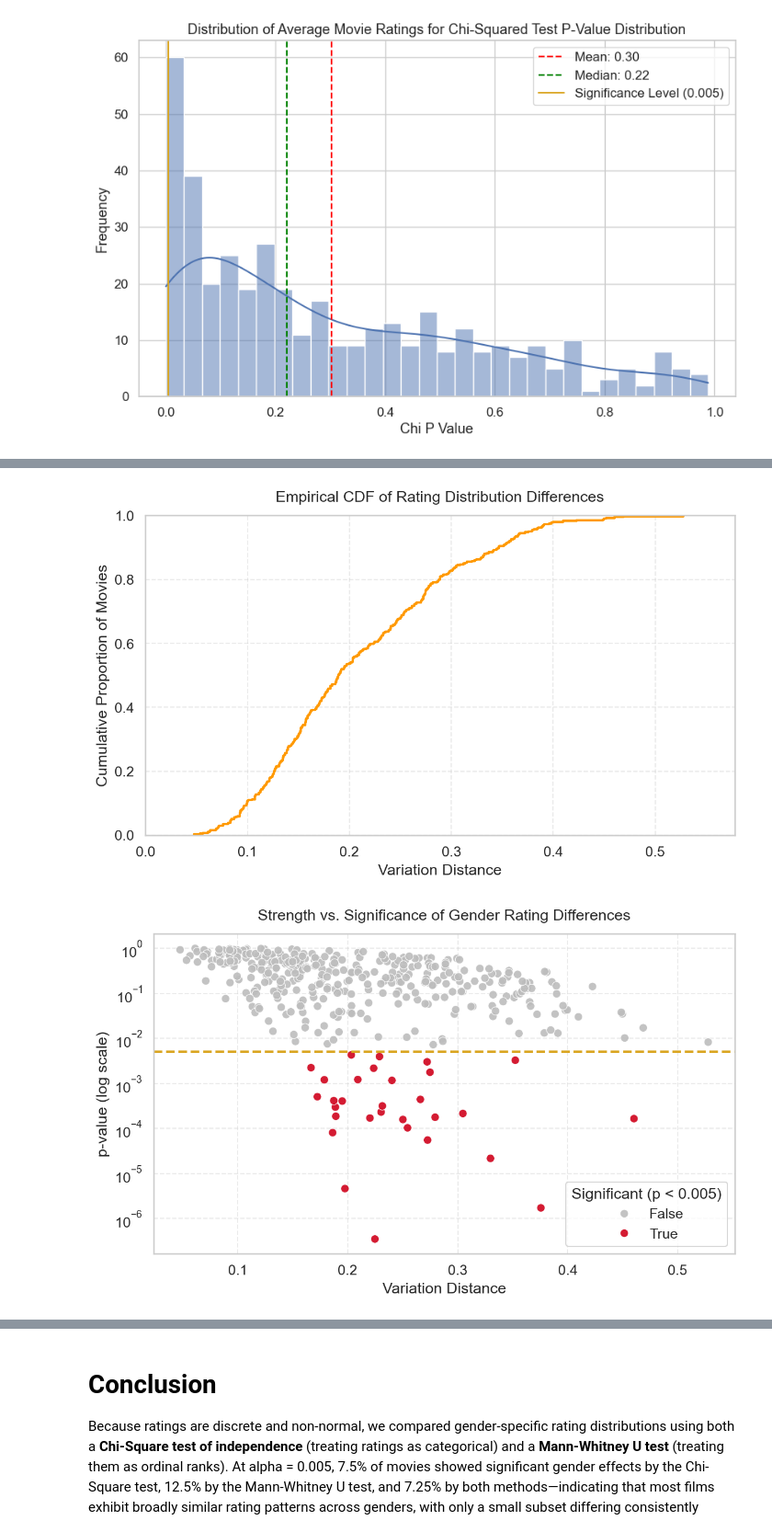
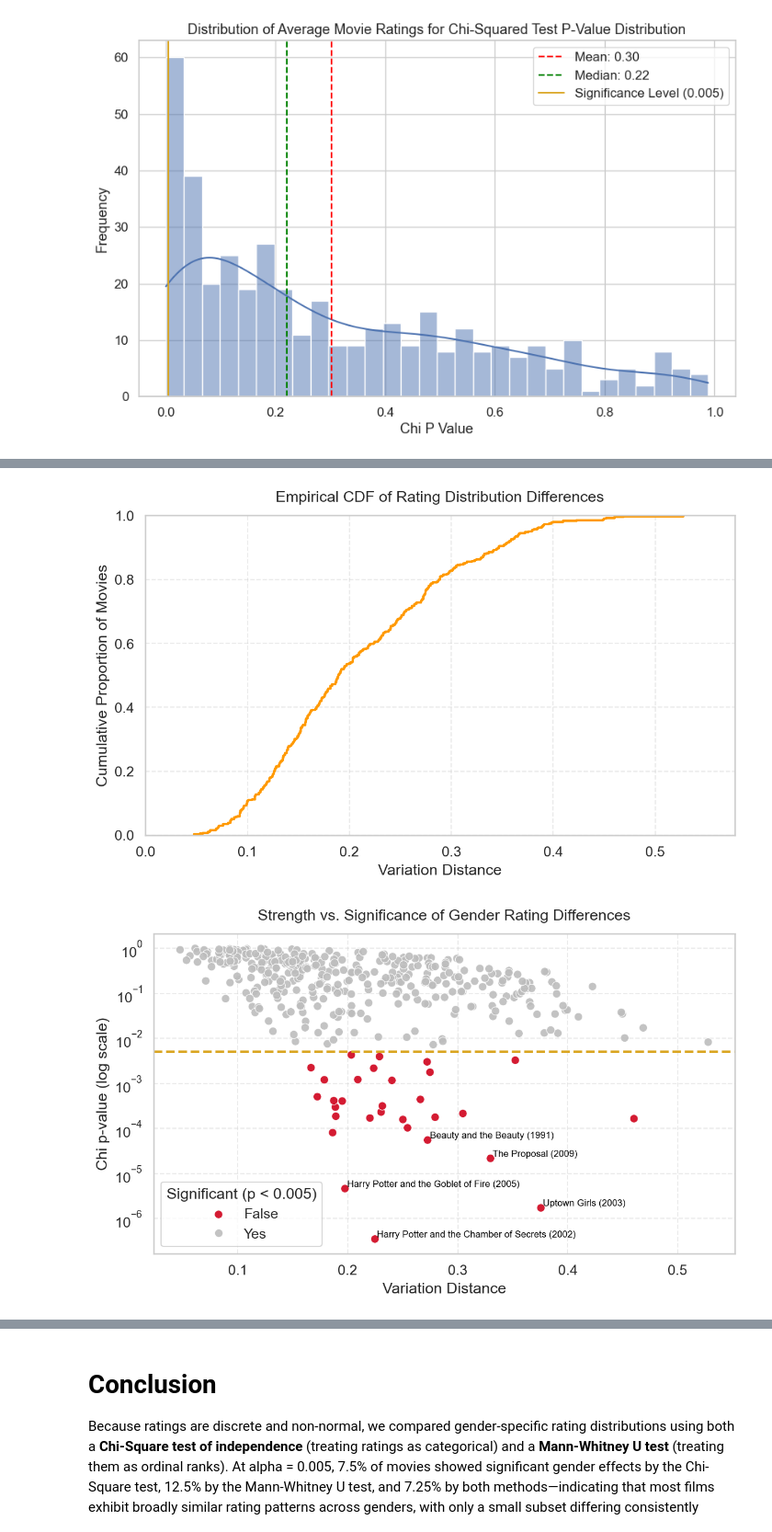
Before and after one commit to paolacalle/movie-ratings-replication, a Jupyter notebook: problem_set/4.ipynb, the cells around one changed output, grey strips where cells are left out. Shown at 92% size. Drawn from its saved outputs; the diff is of its cells as text; code cells hidden in the pictures.

```diff
--- a/problem_set/4.ipynb
+++ b/problem_set/4.ipynb
@@ -70,7 +70,7 @@ def total_variation_distance(p, q):
     p, q = p / p.sum(), q / q.sum()
     return 0.5 * np.sum(np.abs(p - q))
 # %%
-df_gender_movie = df_gender.groupby(['movie_name'])
+df_gender_movie = df_gender.groupby(['movie_name', 'year'])
 df_gender_movie.size()
 
 n_movies = len(df_gender_movie)
@@ -78,7 +78,7 @@ n_movies = len(df_gender_movie)
 results = pd.DataFrame(columns=['chi_p_value', 'dof', 'expected', 'jvd', 'mw_p_value', 'mw_u_stat'])
 
 for name, group in df_gender_movie:
-    movie_name = name
+    movie_name = name[0] + " (" + str(name[1]) + ")"
     # drop NA ratings
     ratings = group['rating'].dropna()
 
@@ -128,6 +128,7 @@ plt.legend()
 <matplotlib.legend.Legend at 0x...>
 [figure]
 # %%
+
 
 # Histogram
 fig, ax = plt.subplots(figsize=(8,5), dpi=150)
@@ -163,33 +164,80 @@ sns.ecdfplot(
 ax.set_title("Empirical CDF of Rating Distribution Differences", pad=12)
 ax.set_xlabel("Variation Distance")
 ax.set_ylabel("Cumulative Proportion of Movies")
 ax.set_xlim(0, results["jvd"].max()+0.05)
 ax.grid(True, linestyle="--", alpha=0.4)
 plt.tight_layout()
 plt.show()
 
 # Strength vs. Significance (log scale + thresholds)
+
+top_5 = results.sort_values('chi_p_value').head(5)
 fig, ax = plt.subplots(figsize=(8,5), dpi=150)
 sns.scatterplot(
     data=results,
     x="jvd",
     y="chi_p_value",
     hue=results["chi_p_value"] < 0.005,
     palette={True:"#D0021B", False:"#BDBDBD"},
     alpha=0.9,
     s=50,
     ax=ax
 )
+
+# Annotate top 5 significant movies
+for i, row in top_5.iterrows():
+    ax.text(
+        row["jvd"] + 0.002,
+        row["chi_p_value"] * 1.1,
+        i,
+        fontsize=8,
+        color="black"
+    )
+
 ax.set_yscale("log")
 ax.axhline(0.005, color='goldenrod', linestyle="--", lw=2)
 ax.set_title("Strength vs. Significance of Gender Rating Differences", pad=12)
 ax.set_xlabel("Variation Distance")
-ax.set_ylabel("p-value (log scale)")
-ax.legend(title="Significant (p < 0.005)", loc="lower right")
+ax.set_ylabel("Chi p-value (log scale)")
+ax.legend(title="Significant (p < 0.005)", loc="lower left", labels=["False", "Yes"])
 ax.grid(True, linestyle="--", alpha=0.4)
 plt.tight_layout()
 plt.show()
+
+
+# use the mann-whitney results to do the same plot
+top_5 = results.sort_values('chi_p_value').head(5)
+fig, ax = plt.subplots(figsize=(8,5), dpi=150)
+sns.scatterplot(
+    data=results,
+    x="jvd",
+    y="mw_p_value",
+    hue=results["mw_p_value"] < 0.005,
+    palette={True:"#D0021B", False:"#BDBDBD"},
+    alpha=0.9,
+    s=50,
+    ax=ax
+)
+# Annotate top 5 significant movies
+for i, row in top_5.iterrows():
+    ax.text(
+        row["jvd"] + 0.002,
+        row["mw_p_value"] * 1.1,
+        i,
+        fontsize=8,
+        color="black"
+    )
+
+ax.set_yscale("log")
+ax.axhline(0.005, color='goldenrod', linestyle="--", lw=2)
+ax.set_title("Strength vs. Significance of Gender Rating Differences", pad=12)
+ax.set_xlabel("Variation Distance")
+ax.set_ylabel("MW-p-value (log scale)")
+ax.legend(title="Significant (p < 0.005)", loc="lower left", labels=["False", "Yes"])
+ax.grid(True, linestyle="--", alpha=0.4)
+plt.tight_layout()
+plt.show()
 # %% [output]
 [figure]
 [figure]
-[figure, old version]
+[figure, new version]
```
Also changed, not shown: parts of 1 cell of this notebook, 6 other files.
